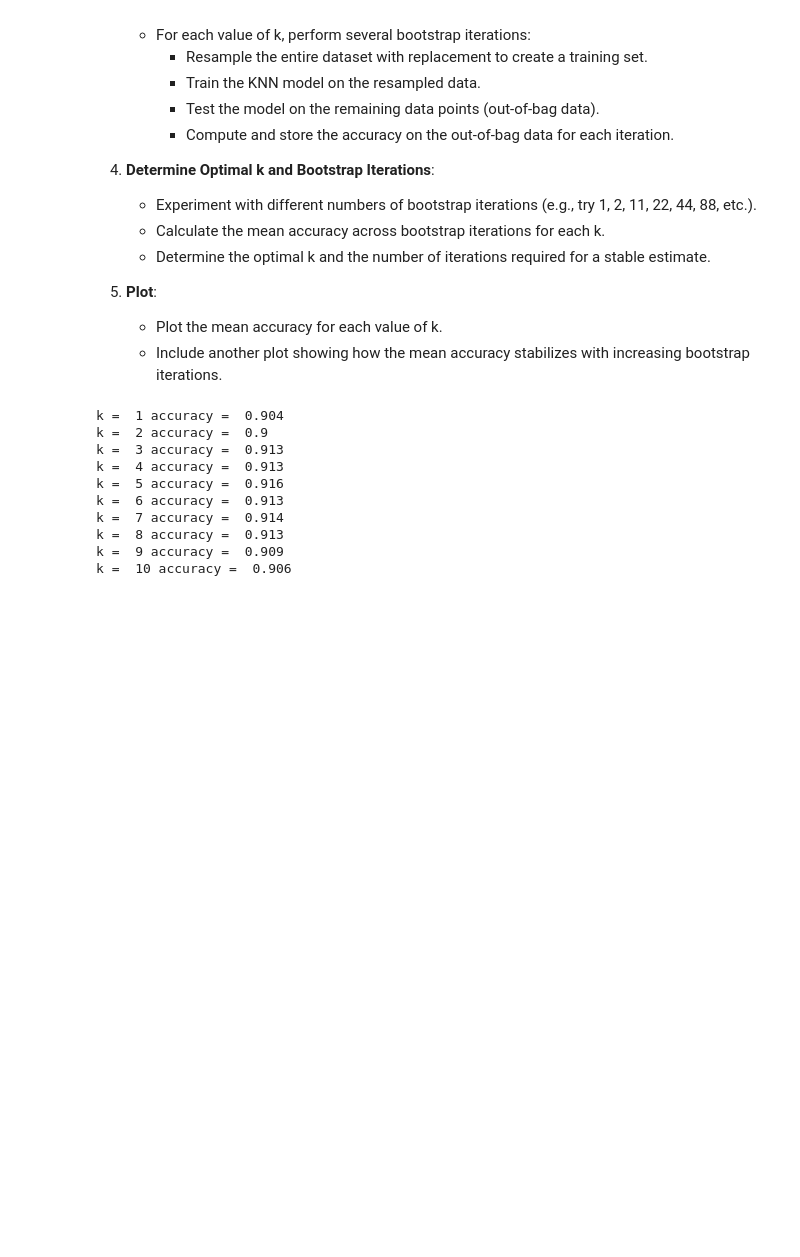
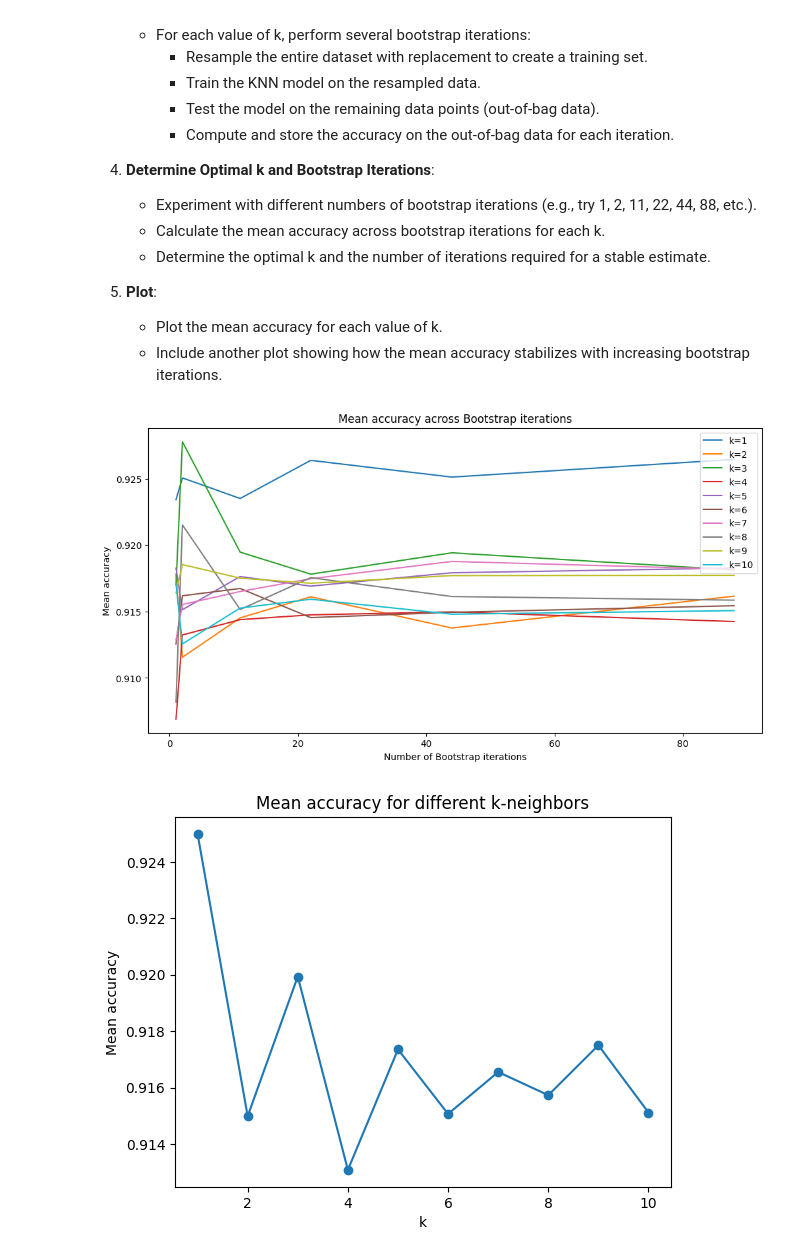
Before and after one commit to PatrykFlama/UWr, a Jupyter notebook: Sem5/ML/2024/List1/Zad1.ipynb, the cells around one changed output. Drawn from its saved outputs; the diff is of its cells as text; code cells hidden in the pictures; blank space fills up the shorter version.

```diff
--- a/Sem5/ML/2024/List1/Zad1.ipynb
+++ b/Sem5/ML/2024/List1/Zad1.ipynb
@@ -57,18 +74,0 @@ x_test = x_test.astype("float32") / 255
-# %%
-from sklearn.neighbors import KNeighborsClassifier
-
-for k in range(1, 11):
-    knn = KNeighborsClassifier(n_neighbors=k)
-    knn.fit(x_train, y_train)
-    print("k = ", k, "accuracy = ", knn.score(x_test, y_test))
-# %% [output]
-k =  1 accuracy =  0.904
-k =  2 accuracy =  0.9
-k =  3 accuracy =  0.913
-k =  4 accuracy =  0.913
-k =  5 accuracy =  0.916
-k =  6 accuracy =  0.913
-k =  7 accuracy =  0.914
-k =  8 accuracy =  0.913
-k =  9 accuracy =  0.909
-k =  10 accuracy =  0.906
@@ -74,0 +98,32 @@ k =  10 accuracy =  0.906
+# %%
+# determine optimal k and bootstrap iterations
+k_values = range(1, 11)
+iterations = [1, 2, 11, 22, 44, 88]
+mean_accuracies = {k: [] for k in k_values}
+
+for k in k_values:
+    for n_iter in iterations:
+        mean_acc = bootstrap_knn_accuracy(x_train, y_train, k, n_iter)
+        mean_accuracies[k].append(mean_acc)
+# %%
+# plot
+plt.figure(figsize=(12, 6))
+for k in k_values:
+    plt.plot(iterations, mean_accuracies[k], label=f'k={k}')
+plt.xlabel('Number of Bootstrap iterations')
+plt.ylabel('Mean accuracy')
+plt.legend()
+plt.title('Mean accuracy across Bootstrap iterations')
+plt.show()
+
+# accuracy vs k-neighbors
+accuracies_k = [np.mean(mean_accuracies[k]) for k in k_values]
+plt.figure()
+plt.plot(k_values, accuracies_k, marker='o')
+plt.xlabel('k')
+plt.ylabel('Mean accuracy')
+plt.title('Mean accuracy for different k-neighbors')
+plt.show()
+# %% [output]
+[figure, added]
+[figure, added]
```
Also changed, not shown: parts of 3 cells of this notebook, 3 other files.
